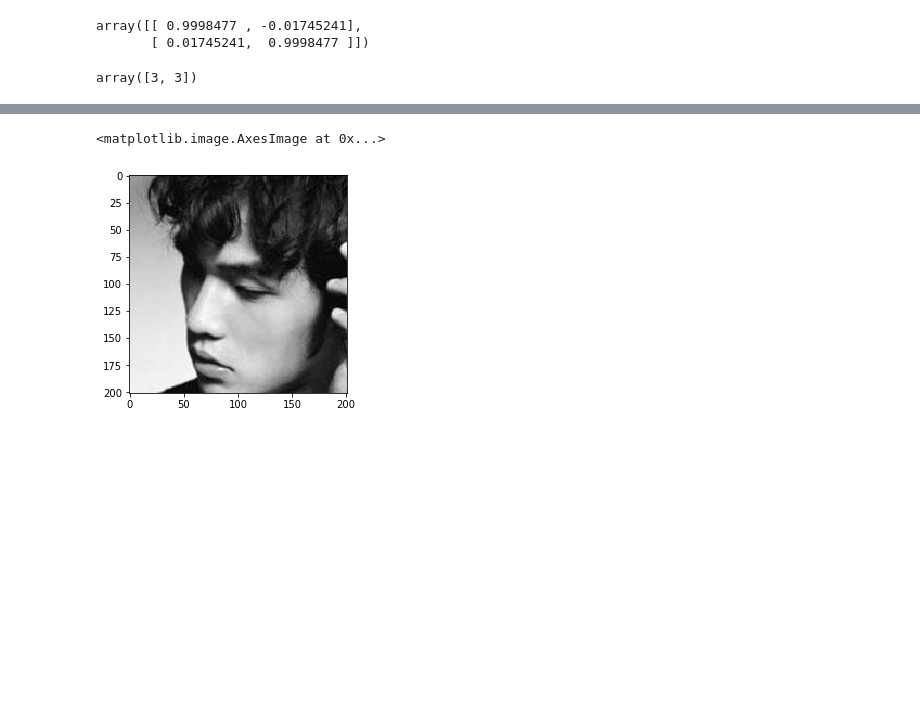
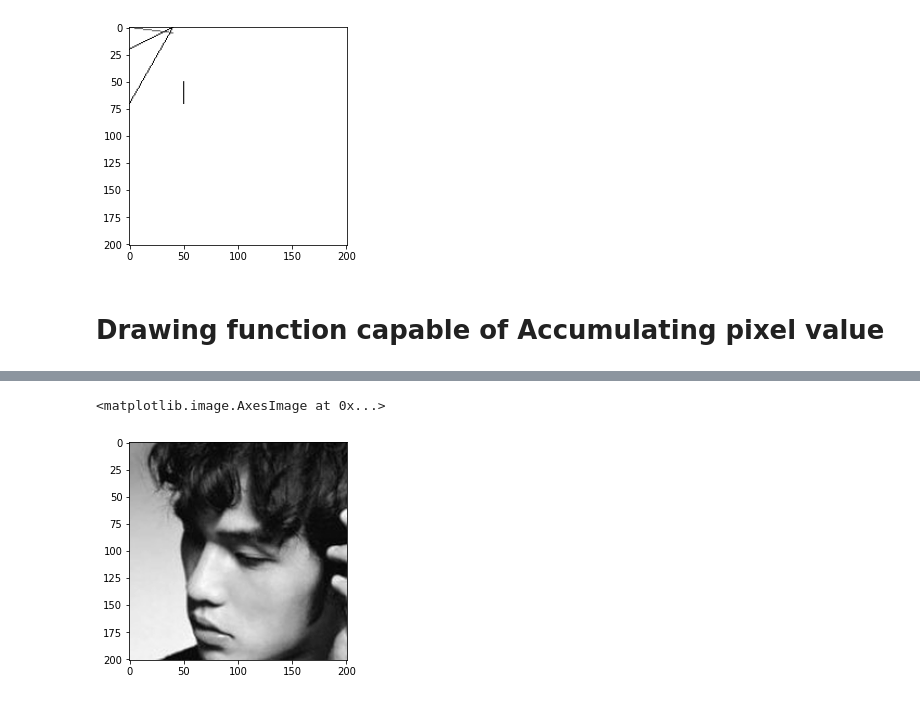
Before and after one commit to jiang1997/image2seq, a Jupyter notebook: generate.ipynb, the cells around one changed output, grey strips where cells are left out. Drawn from its saved outputs; the diff is of its cells as text; code cells hidden in the pictures; blank space fills up the shorter version.

```diff
--- a/generate.ipynb
+++ b/generate.ipynb
@@ -112,2 +108,5 @@ draw_line(img, (20, 0), (0, 40), 0)
 # %%
 draw_line(img, (70, 0), (0, 40), 0)
+show(img)
+# %% [output]
+[figure, added]
@@ -117,5 +112,0 @@ rotate_matrix = np.array([[np.cos(2 * np.pi / 360), -1 * np.sin(2 * np.pi / 360)
-# %%
-rotate_matrix
-# %% [output]
-array([[ 0.9998477 , -0.01745241],
-       [ 0.01745241,  0.9998477 ]])
@@ -134,7 +113,5 @@ for i in range(360):
-# %%
-np.array((3,3))
-# %% [output]
-array([3, 3])
+# %% [markdown]
+# Drawing function capable of Accumulating pixel value
 # %%
 def draw_line_acc(canvas, p1, p2, color, flag = False):
     if p1[1] > p2[1]:
```
Also changed, not shown: parts of 42 cells of this notebook, 1 other file.
